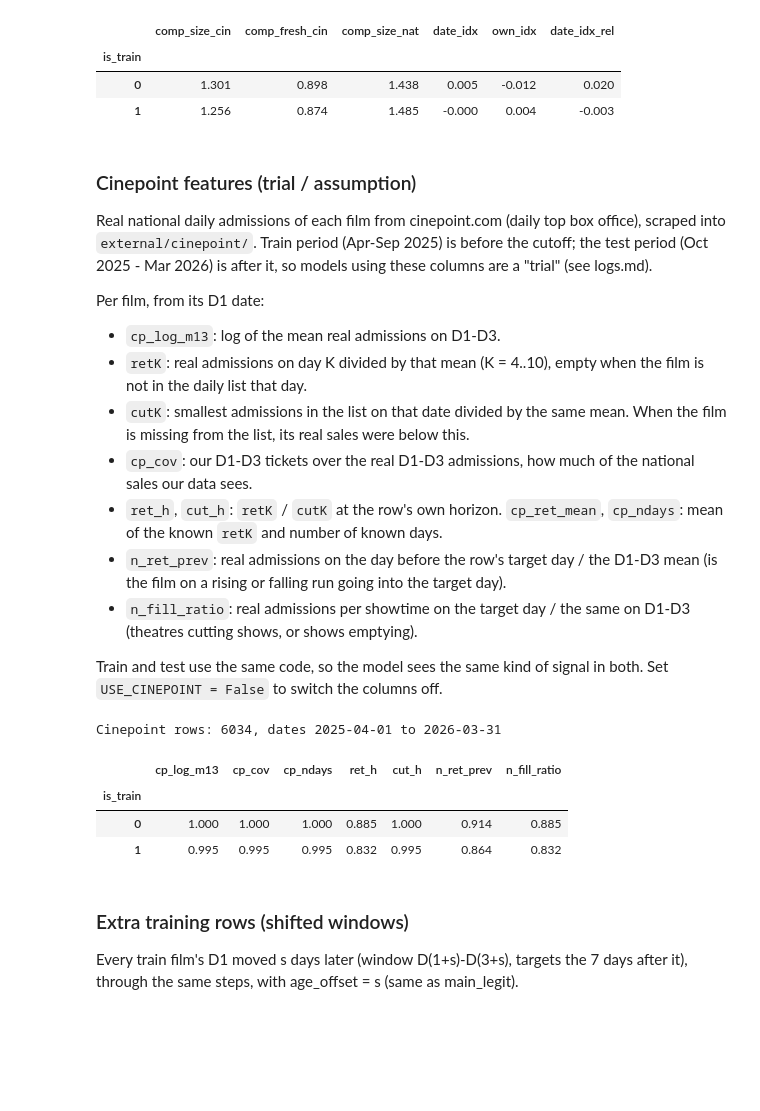
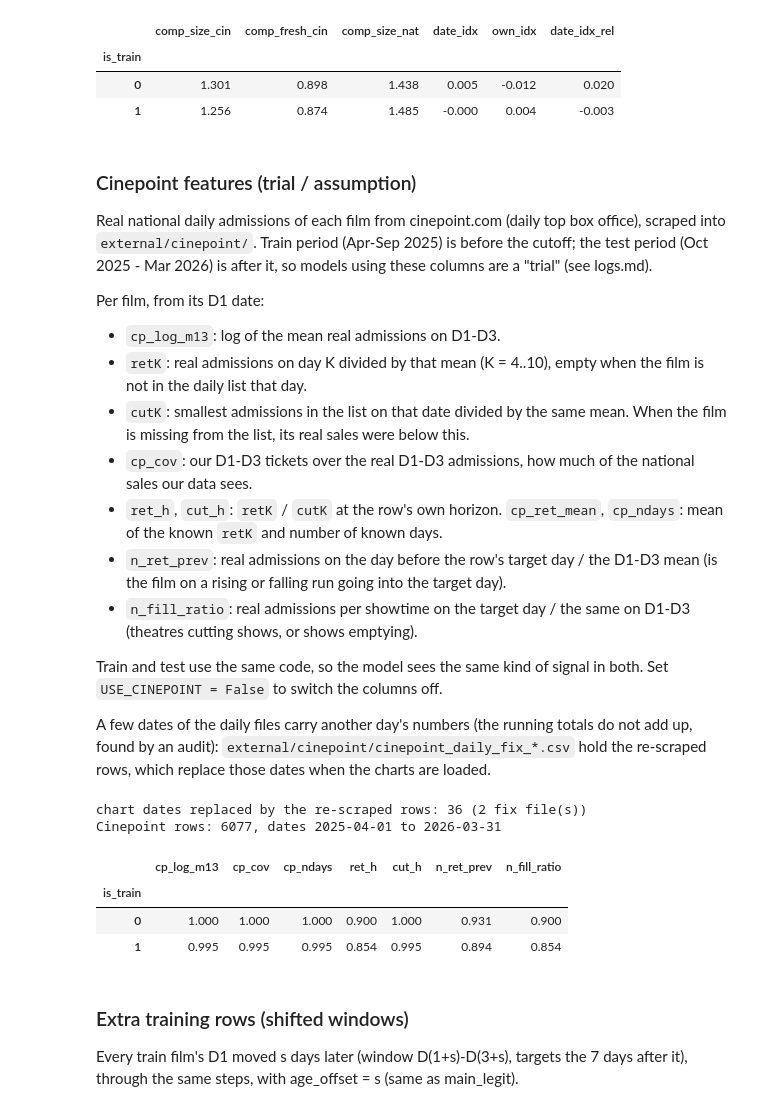
Before and after one commit to LeonArif/JOINTS, a Jupyter notebook: leon/main.ipynb, the cells around one changed output. Cells and saved outputs as stored; diff of their text form; code cells hidden in the pictures; blank space fills up the shorter version.

```diff
--- a/leon/main.ipynb
+++ b/leon/main.ipynb
@@ -506,9 +506,8 @@ def add_window_offdays(df):
     """days off (weekend, national holiday, cuti bersama) in the D1-D3 window, on and around the target day, and between D4 and the target"""
     df = df.copy()
     day = lambda k: df["d1_date"] + pd.Timedelta(days=k)
-    for k in range(3):
-        df[f"off_d{k + 1}"] = is_off(day(k))
-    df["win_off"] = df[["off_d1", "off_d2", "off_d3"]].sum(axis=1)
+    df["off_d3"] = is_off(day(2))
+    df["win_off"] = sum(is_off(day(k)) for k in range(3))
     df["win_hol"] = sum(day(k).isin(NATIONAL_HOLIDAYS).astype(int) for k in range(3))
     df["win_wk"] = sum((day(k).dt.dayofweek >= 5).astype(int) for k in range(3))
     df["tgt_off"] = is_off(df["date_show"])
@@ -520,7 +519,7 @@ def add_window_offdays(df):
     df["between_off_share"] = df["between_off"] / (df["horizon"] - 4).clip(lower=1)
     return df
 
-OFF_COLS = ["off_d1", "off_d2", "off_d3", "win_off", "win_hol", "win_wk", "tgt_off", "off_rel",
+OFF_COLS = ["off_d3", "win_off", "win_hol", "win_wk", "tgt_off", "off_rel",
             "tgt_hol", "tgt_prev_off", "tgt_next_off", "between_off", "between_off_share"]
 full = add_window_offdays(full)
 full.groupby("is_train")[OFF_COLS].mean().round(3)
@@ -692,6 +687,8 @@ Per film, from its D1 date:
 - `n_fill_ratio`: real admissions per showtime on the target day / the same on D1-D3 (theatres cutting shows, or shows emptying).
 
 Train and test use the same code, so the model sees the same kind of signal in both. Set `USE_CINEPOINT = False` to switch the columns off.
+
+A few dates of the daily files carry another day's numbers (the running totals do not add up, found by an audit): `external/cinepoint/cinepoint_daily_fix_*.csv` hold the re-scraped rows, which replace those dates when the charts are loaded.
 # %%
 USE_CINEPOINT = True
 CP_FORMAT = r"\s*\((?:IMAX[^)]*|3D|2D|4DX)\)\s*$"
@@ -699,10 +696,22 @@ CP_HORIZONS = list(range(4, 11))
 CP_DAY_FEATURES = ["n_ret_prev", "n_fill_ratio"]
 CP_FEATURES = (["cp_log_m13", "cp_cov", "cp_ndays", "ret_h", "cut_h", "cp_ret_mean"]
                + [f"ret{k}" for k in CP_HORIZONS] + [f"cut{k}" for k in CP_HORIZONS] + CP_DAY_FEATURES)
+def replace_chart_dates(charts, fix_files):
+    """a few dates of the daily Cinepoint files carry another day's numbers (a film's running total does not equal the day before plus that day's admissions); the re-scraped rows replace those dates"""
+    files = [f for f in fix_files if os.path.exists(f)]
+    if not files:
+        print("WARNING: no cinepoint_daily_fix_*.csv found, the mislabelled chart dates are NOT corrected (upload the fix files next to the daily files)")
+        return charts
+    fix = pd.concat([pd.read_csv(f, parse_dates=["date"]) for f in files], ignore_index=True)
+    fix = fix[(fix["date"] >= charts["date"].min()) & (fix["date"] <= charts["date"].max())]
+    print(f"chart dates replaced by the re-scraped rows: {fix['date'].nunique()} ({len(files)} fix file(s))")
+    return pd.concat([charts[~charts["date"].isin(fix["date"].unique())], fix], ignore_index=True)
+
 cp_key = lambda s: re.sub(r"[^a-z0-9]", "", re.sub(CP_FORMAT, "", s, flags=re.I).lower())
 
 cp_files = [f"{EXTERNAL_DIR}/cinepoint/{n}" for n in ("cinepoint_daily_top_train.csv", "cinepoint_daily_top.csv")]
 cp = pd.concat([pd.read_csv(f, parse_dates=["date"]) for f in cp_files if os.path.exists(f)], ignore_index=True)
+cp = replace_chart_dates(cp, [f"{EXTERNAL_DIR}/cinepoint/{n}" for n in ("cinepoint_daily_fix_pre_cutoff.csv", "cinepoint_daily_fix_post_cutoff.csv")])
 cp["key"] = cp["title"].map(cp_key)
 CP_CUT = cp.groupby("date")["daily_admission"].min()
 CP_DAILY = {k: g.groupby("date")["daily_admission"].sum() for k, g in cp.groupby("key")}
@@ -744,36 +753,37 @@ def cp_day_features(rows):
             fill = x["adm"].iloc[k - 1] / st_k if st_k > 0 else np.nan
             out.append({"movie_title": title, "horizon": k, "n_ret_prev": x["adm"].iloc[k - 2] / adm13, "n_fill_ratio": fill / (adm13 / st13)})
     return pd.DataFrame(out, columns=["movie_title", "horizon"] + CP_DAY_FEATURES)
 
 def add_cinepoint(df):
     """Cinepoint columns per film from its D1 (train and test rows are done apart: a few titles occur in both with different D1 dates)"""
     parts = []
     for flag in sorted(df["is_train"].unique()):
         rows = df[df["is_train"] == flag]
         rows = rows.merge(cp_film_features(rows), on="movie_title", how="left")
         parts.append(rows.merge(cp_day_features(rows), on=["movie_title", "horizon"], how="left"))
     df = pd.concat(parts, ignore_index=True)
     for col in CP_FEATURES:
         if col not in df:
             df[col] = np.nan
     idx = df["horizon"].to_numpy() - 4
     ret = df[[f"ret{k}" for k in CP_HORIZONS]].to_numpy(dtype=float)
     cut = df[[f"cut{k}" for k in CP_HORIZONS]].to_numpy(dtype=float)
     df["ret_h"] = ret[np.arange(len(df)), idx]
     df["cut_h"] = cut[np.arange(len(df)), idx]
     df["cp_ret_mean"] = np.nanmean(ret, axis=1)
     return df
 
 if USE_CINEPOINT:
     full = add_cinepoint(full)
     print(f"Cinepoint rows: {len(cp)}, dates {cp['date'].min().date()} to {cp['date'].max().date()}")
     display(full.groupby("is_train")[["cp_log_m13", "cp_cov", "cp_ndays", "ret_h", "cut_h"] + CP_DAY_FEATURES].agg(lambda s: s.notna().mean()).round(3))
 # %% [output]
-Cinepoint rows: 6034, dates 2025-04-01 to 2026-03-31
+chart dates replaced by the re-scraped rows: 36 (2 fix file(s))
+Cinepoint rows: 6077, dates 2025-04-01 to 2026-03-31
 |  | cp_log_m13 | cp_cov | cp_ndays | ret_h | cut_h | n_ret_prev | n_fill_ratio |
 | is_train |  |  |  |  |  |  |  |
-| 0 | 1.000 | 1.000 | 1.000 | 0.885 | 1.000 | 0.914 | 0.885 |
-| 1 | 0.995 | 0.995 | 0.995 | 0.832 | 0.995 | 0.864 | 0.832 |
+| 0 | 1.000 | 1.000 | 1.000 | 0.900 | 1.000 | 0.931 | 0.900 |
+| 1 | 0.995 | 0.995 | 0.995 | 0.854 | 0.995 | 0.894 | 0.854 |
 # %% [markdown]
 ### Extra training rows (shifted windows)
 Every train film's D1 moved s days later (window D(1+s)-D(3+s), targets the 7 days after it), through the same steps, with age_offset = s (same as main_legit).
```
Also changed, not shown: parts of 11 cells of this notebook, 15 other files.
